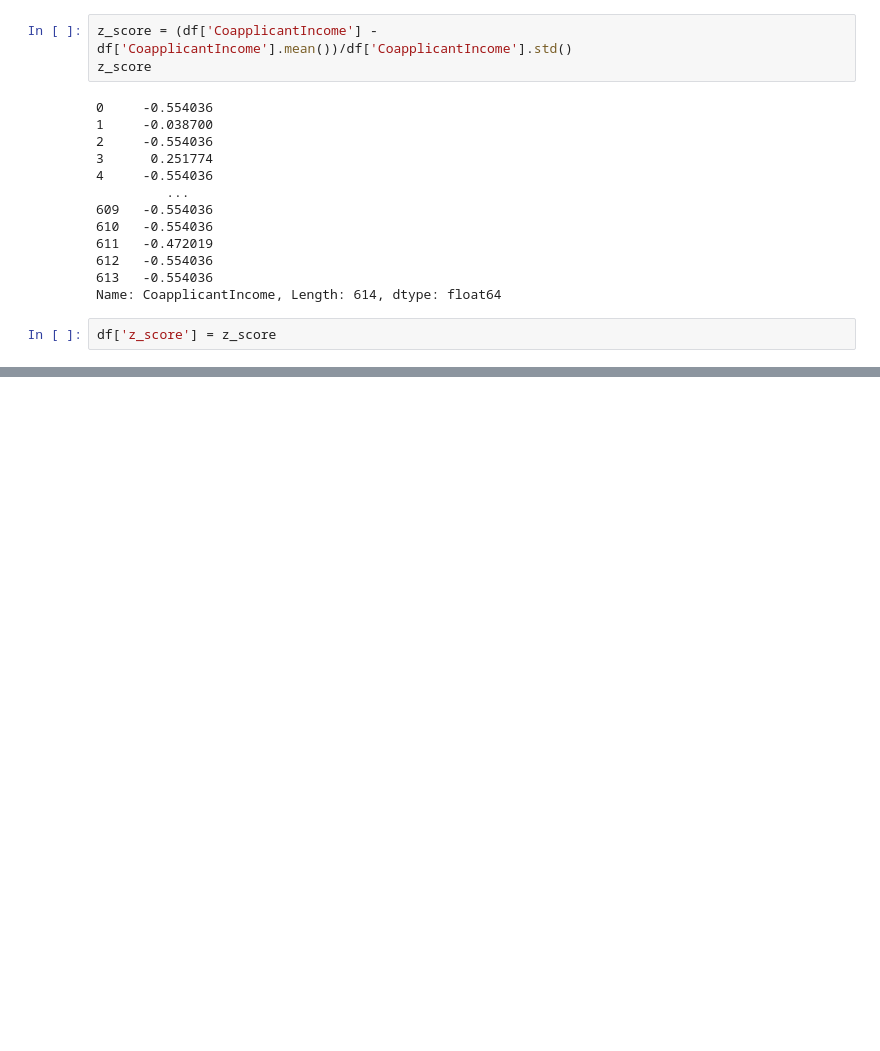
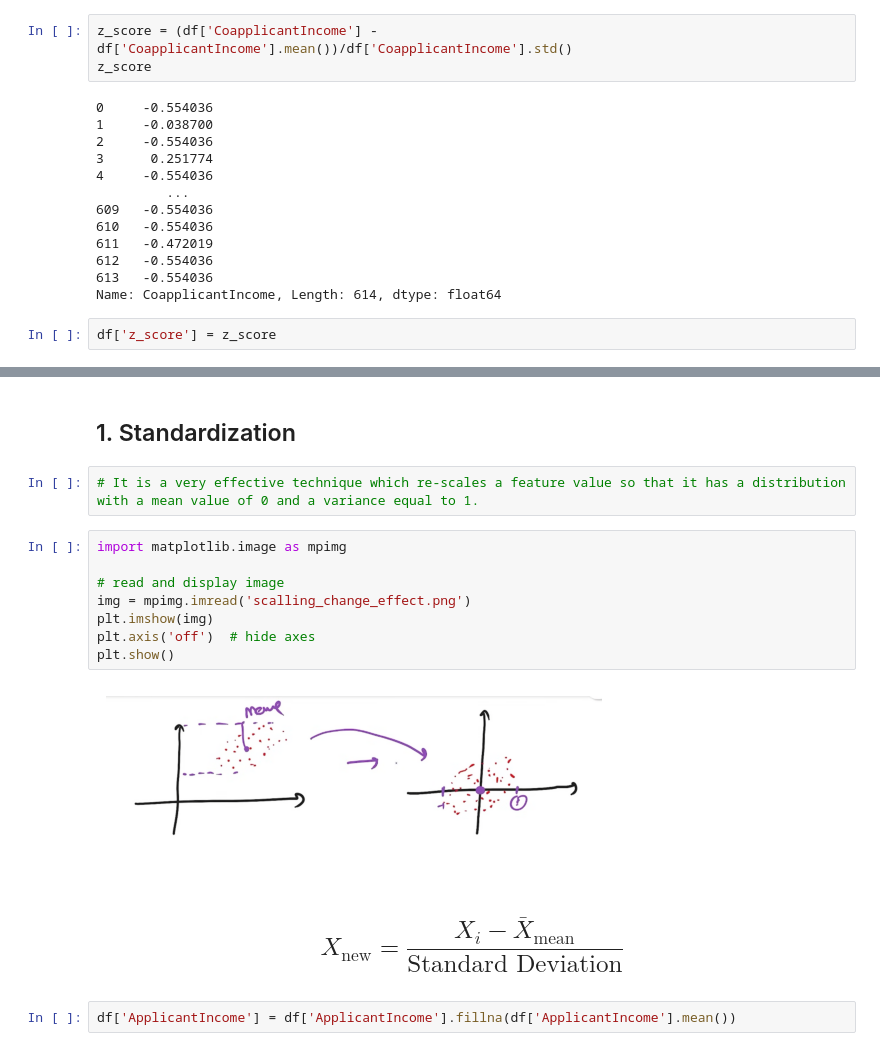
Before and after one commit to lukhi-laksh/Machine-Learning, a Jupyter notebook: Data Preprocessing/preprocessing.ipynb, the cells around one changed output, grey strips where cells are left out. Drawn from its saved outputs; the diff is of its cells as text; blank space fills up the shorter version.

```diff
--- a/Data Preprocessing/preprocessing.ipynb
+++ b/Data Preprocessing/preprocessing.ipynb
@@ -618,0 +630,20 @@ df['z_score'] = z_score
+# %% [markdown]
+## 1. Standardization
+# %%
+# It is a very effective technique which re-scales a feature value so that it has a distribution with a mean value of 0 and a variance equal to 1.
+# %%
+import matplotlib.image as mpimg
+
+# read and display image
+img = mpimg.imread('scalling_change_effect.png')
+plt.imshow(img)
+plt.axis('off')  # hide axes
+plt.show()
+# %% [output]
+[figure, added]
+# %% [markdown]
+## $$
+X_{\text{new}} = \frac{X_i - \bar{X}_{\text{mean}}}{\text{Standard Deviation}}
+$$
+# %%
+df['ApplicantIncome'] = df['ApplicantIncome'].fillna(df['ApplicantIncome'].mean())
```
Also changed, not shown: parts of 13 cells of this notebook, 1 other file.
